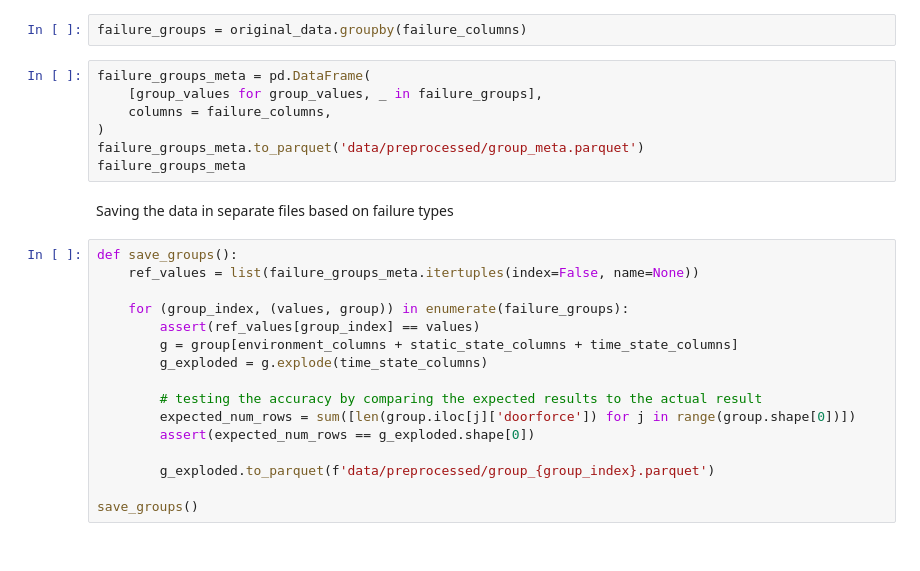
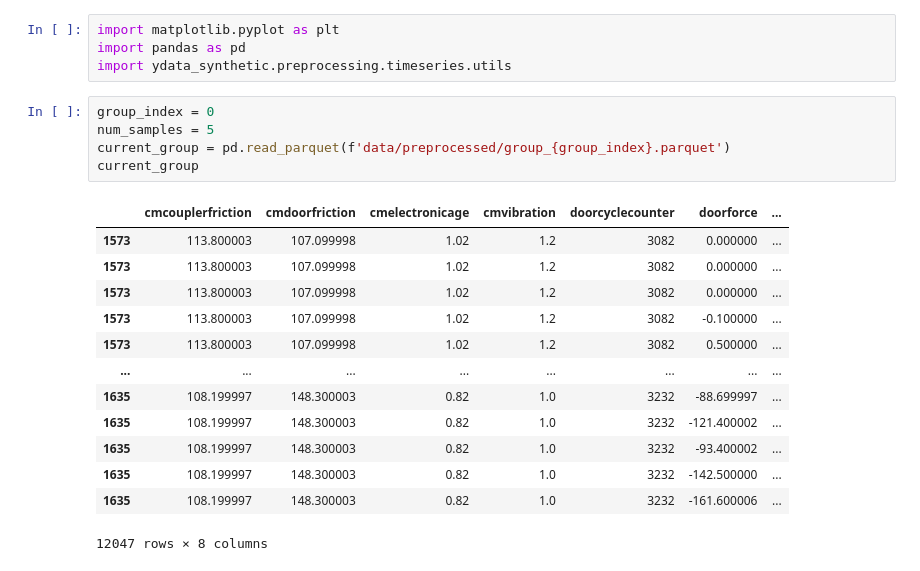
Before and after one commit to wagon-r/SyntheticDataGeneration, a Jupyter notebook: postprocessing.ipynb, the cells around one changed output. Saved outputs shown, nothing was run; the diff lists cells and outputs as text.

```diff
--- a/postprocessing.ipynb
+++ b/postprocessing.ipynb
@@ -48,27 +1,23 @@ Organizing the data based on failure types
-# %%
-failure_groups = original_data.groupby(failure_columns)
-# %%
-failure_groups_meta = pd.DataFrame(
-	[group_values for group_values, _ in failure_groups],
-	columns = failure_columns,
-)
-failure_groups_meta.to_parquet('data/preprocessed/group_meta.parquet')
-failure_groups_meta
-# %% [markdown]
-Saving the data in separate files based on failure types
-# %%
-def save_groups():
-	ref_values = list(failure_groups_meta.itertuples(index=False, name=None))
-
-	for (group_index, (values, group)) in enumerate(failure_groups):
-		assert(ref_values[group_index] == values)
-		g = group[environment_columns + static_state_columns + time_state_columns]
-		g_exploded = g.explode(time_state_columns)
-
-		# testing the accuracy by comparing the expected results to the actual result
-		expected_num_rows = sum([len(group.iloc[j]['doorforce']) for j in range(group.shape[0])])
-		assert(expected_num_rows == g_exploded.shape[0])
-
-		g_exploded.to_parquet(f'data/preprocessed/group_{group_index}.parquet')
-
-save_groups()
+# %%
+import matplotlib.pyplot as plt
+import pandas as pd
+import ydata_synthetic.preprocessing.timeseries.utils
+# %%
+group_index = 0
+num_samples = 5
+current_group = pd.read_parquet(f'data/preprocessed/group_{group_index}.parquet')
+current_group
+# %% [output]
+|  | cmcouplerfriction | cmdoorfriction | cmelectronicage | cmvibration | doorcyclecounter | doorforce | ... |
+| 1573 | 113.800003 | 107.099998 | 1.02 | 1.2 | 3082 | 0.000000 | ... |
+| 1573 | 113.800003 | 107.099998 | 1.02 | 1.2 | 3082 | 0.000000 | ... |
+| 1573 | 113.800003 | 107.099998 | 1.02 | 1.2 | 3082 | 0.000000 | ... |
+| 1573 | 113.800003 | 107.099998 | 1.02 | 1.2 | 3082 | -0.100000 | ... |
+| 1573 | 113.800003 | 107.099998 | 1.02 | 1.2 | 3082 | 0.500000 | ... |
+| ... | ... | ... | ... | ... | ... | ... | ... |
+| 1635 | 108.199997 | 148.300003 | 0.82 | 1.0 | 3232 | -88.699997 | ... |
+| 1635 | 108.199997 | 148.300003 | 0.82 | 1.0 | 3232 | -121.400002 | ... |
+| 1635 | 108.199997 | 148.300003 | 0.82 | 1.0 | 3232 | -93.400002 | ... |
+| 1635 | 108.199997 | 148.300003 | 0.82 | 1.0 | 3232 | -142.500000 | ... |
+| 1635 | 108.199997 | 148.300003 | 0.82 | 1.0 | 3232 | -161.600006 | ... |
+12047 rows × 8 columns
```
Also changed, not shown: parts of 10 cells of this notebook.
